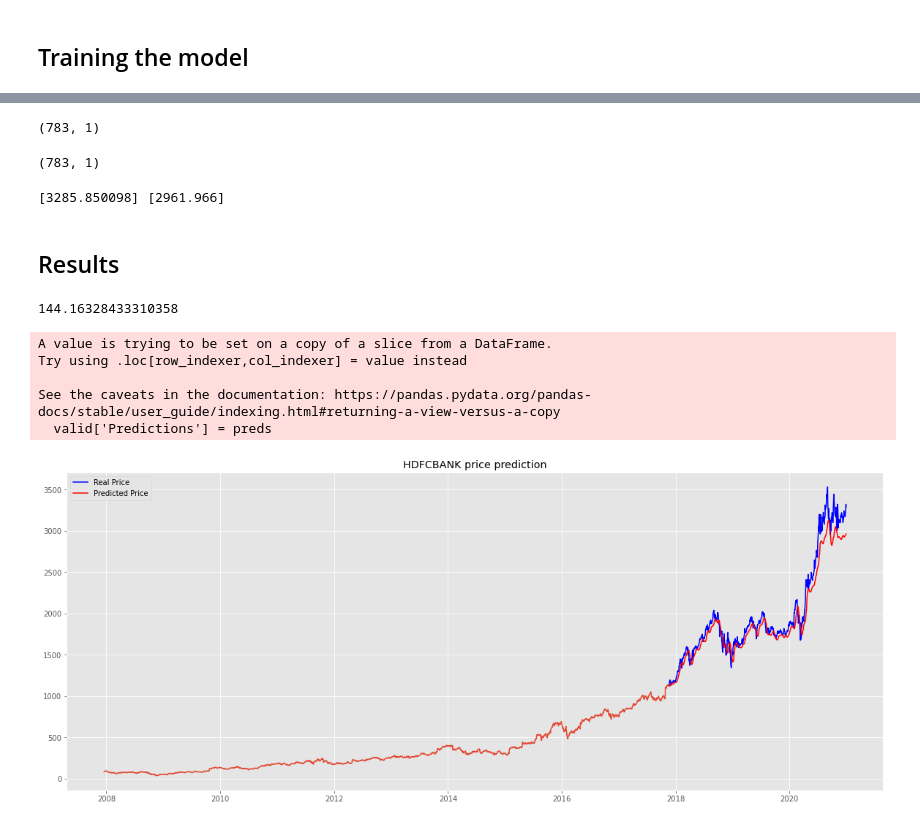
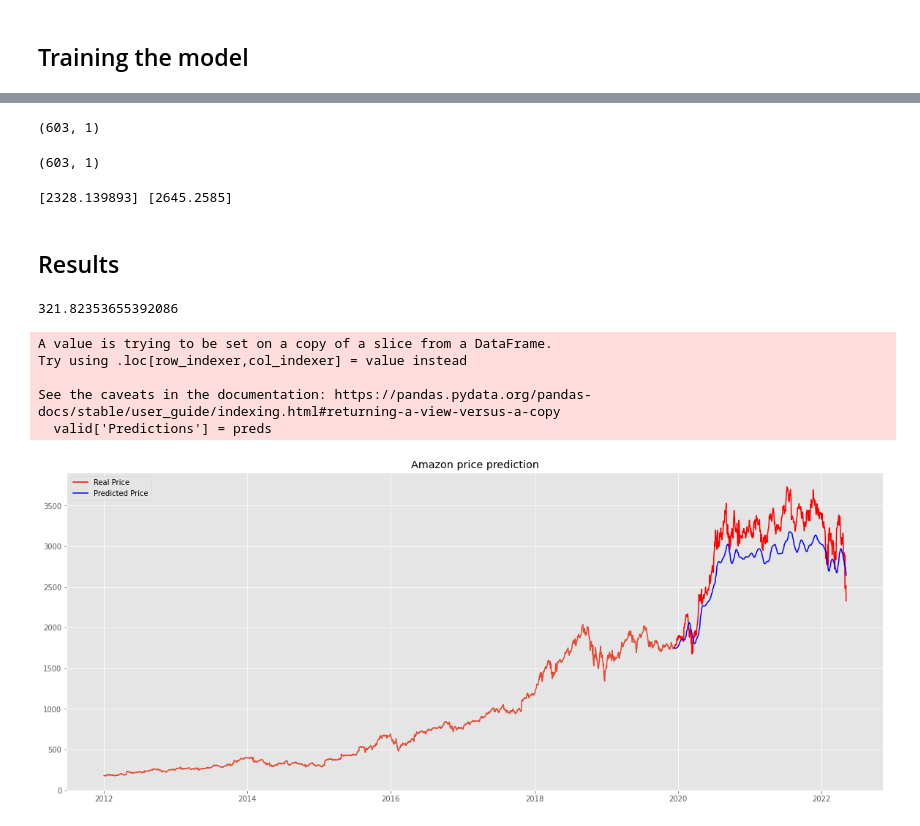
Before and after one commit to codevardhan/stock-price-prediction, a Jupyter notebook: Prediction_without_sentiment.ipynb, the cells around one changed output, grey strips where cells are left out. Drawn from its saved outputs; the diff is of its cells as text; code cells hidden in the pictures.

```diff
--- a/Prediction_without_sentiment.ipynb
+++ b/Prediction_without_sentiment.ipynb
@@ -67,8 +65,8 @@ all_data.shape
 ## Pre-processing Stock Data
 # %%
 dataset = all_data.values
-train = dataset[2000:4500,:]
-valid = dataset[4500:,:]
+train = dataset[0:2000,:]
+valid = dataset[2000:,:]
 # %%
 scaler = MinMaxScaler(feature_range=(0, 1))
 scaled_data = scaler.fit_transform(dataset)
@@ -148,38 +136,37 @@ preds = scaler.inverse_transform(preds)
 # %%
 print(preds.shape)
 # %% [output]
-(783, 1)
+(603, 1)
 # %%
 print(valid.shape)
 # %% [output]
-(783, 1)
+(603, 1)
 # %%
 print(valid[-1],preds[-1])
 # %% [output]
-[3285.850098] [2961.966]
+[2328.139893] [2645.2585]
 # %% [markdown]
 ## Results
 # %%
 rms=np.sqrt(np.mean(np.power((valid-preds),2)))
 rms
-# it is the standard deviation of the residuals (prediction errors)
 # %% [output]
-144.16328433310358
+321.82353655392086
 # %%
-train = all_data[2000:4500]
-valid = all_data[4500:]
+train = all_data[0:2000]
+valid = all_data[2000:]
 valid['Predictions'] = preds
 plt.figure(figsize=(20,8))
 plt.plot(train['Close'])
-plt.plot(valid['Close'], color = 'blue', label = 'Real Price')
-plt.plot(valid['Predictions'], color = 'red', label = 'Predicted Price')
-plt.title('HDFCBANK price prediction')
+plt.plot(valid['Close'], color = 'red', label = 'Real Price')
+plt.plot(valid['Predictions'], color = 'blue', label = 'Predicted Price')
+plt.title('Amazon price prediction')
 plt.legend()
 plt.show()
 # %% [output]
 A value is trying to be set on a copy of a slice from a DataFrame.
 Try using .loc[row_indexer,col_indexer] = value instead
 
 See the caveats in the documentation: https://pandas.pydata.org/pandas-docs/stable/user_guide/indexing.html#returning-a-view-versus-a-copy
   valid['Predictions'] = preds
-[figure, old version]
+[figure, new version]
```
Also changed, not shown: parts of 11 cells of this notebook, 14 other files.
